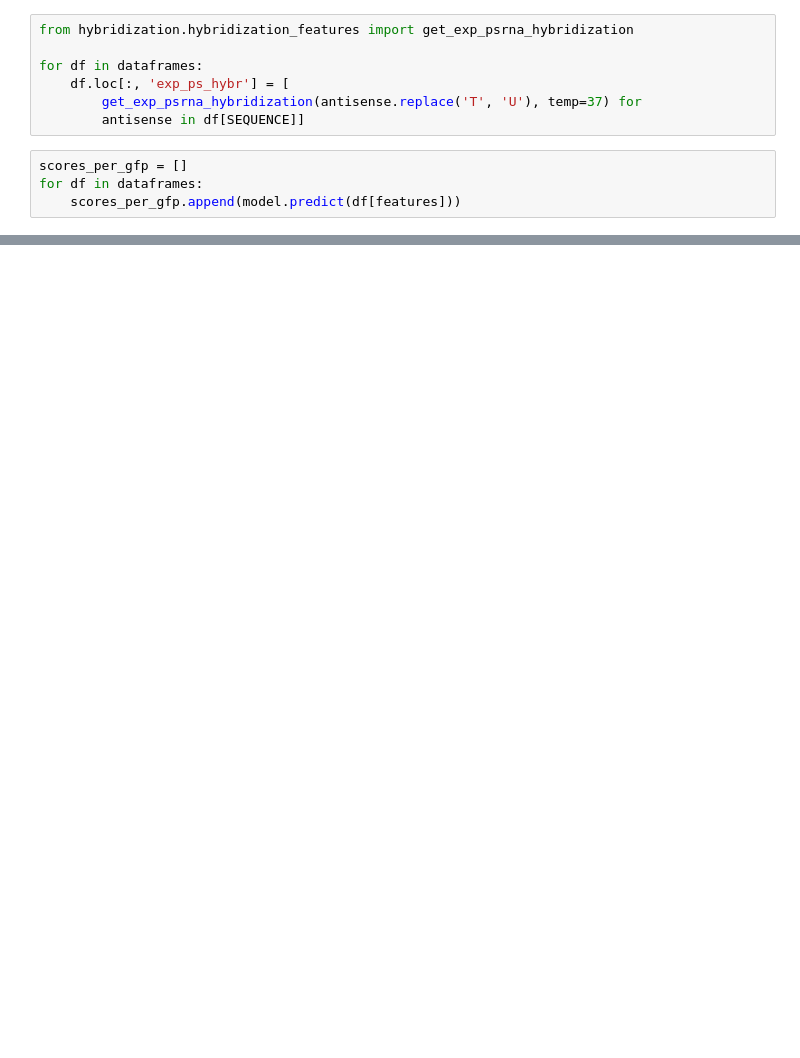
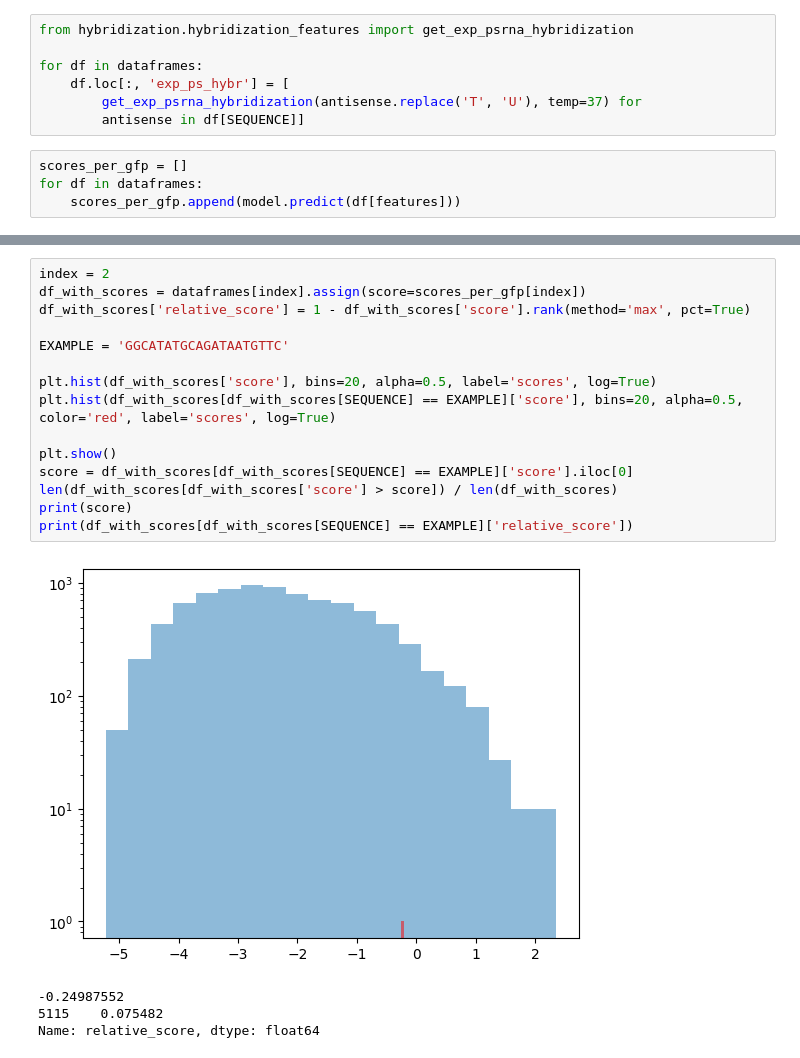
Before and after one commit to RedPenguin100/ASOdesign, a Jupyter notebook: scripts/Model1.ipynb, the cells around one changed output, grey strips where cells are left out. Drawn from its saved outputs; the diff is of its cells as text; blank space fills up the shorter version.

```diff
--- a/scripts/Model1.ipynb
+++ b/scripts/Model1.ipynb
@@ -566,3 +740,23 @@ len(df_with_scores[df_with_scores['score'] > chinese_score]) / len(df_with_score
+# %%
+index = 2
+df_with_scores = dataframes[index].assign(score=scores_per_gfp[index])
+df_with_scores['relative_score'] = 1 - df_with_scores['score'].rank(method='max', pct=True)
+
+EXAMPLE = 'GGCATATGCAGATAATGTTC'
+
+plt.hist(df_with_scores['score'], bins=20, alpha=0.5, label='scores', log=True)
+plt.hist(df_with_scores[df_with_scores[SEQUENCE] == EXAMPLE]['score'], bins=20, alpha=0.5, color='red', label='scores', log=True)
+
+plt.show()
+score = df_with_scores[df_with_scores[SEQUENCE] == EXAMPLE]['score'].iloc[0]
+len(df_with_scores[df_with_scores['score'] > score]) / len(df_with_scores)
+print(score)
+print(df_with_scores[df_with_scores[SEQUENCE] == EXAMPLE]['relative_score'])
+# %% [output]
+[figure, added]
+-0.24987552
+5115    0.075482
+Name: relative_score, dtype: float64
 # %%
 k = 10  # how many bot rows
 idx = np.argsort(scores)[:k]
```
Also changed, not shown: parts of 29 cells of this notebook, 7 other files.
